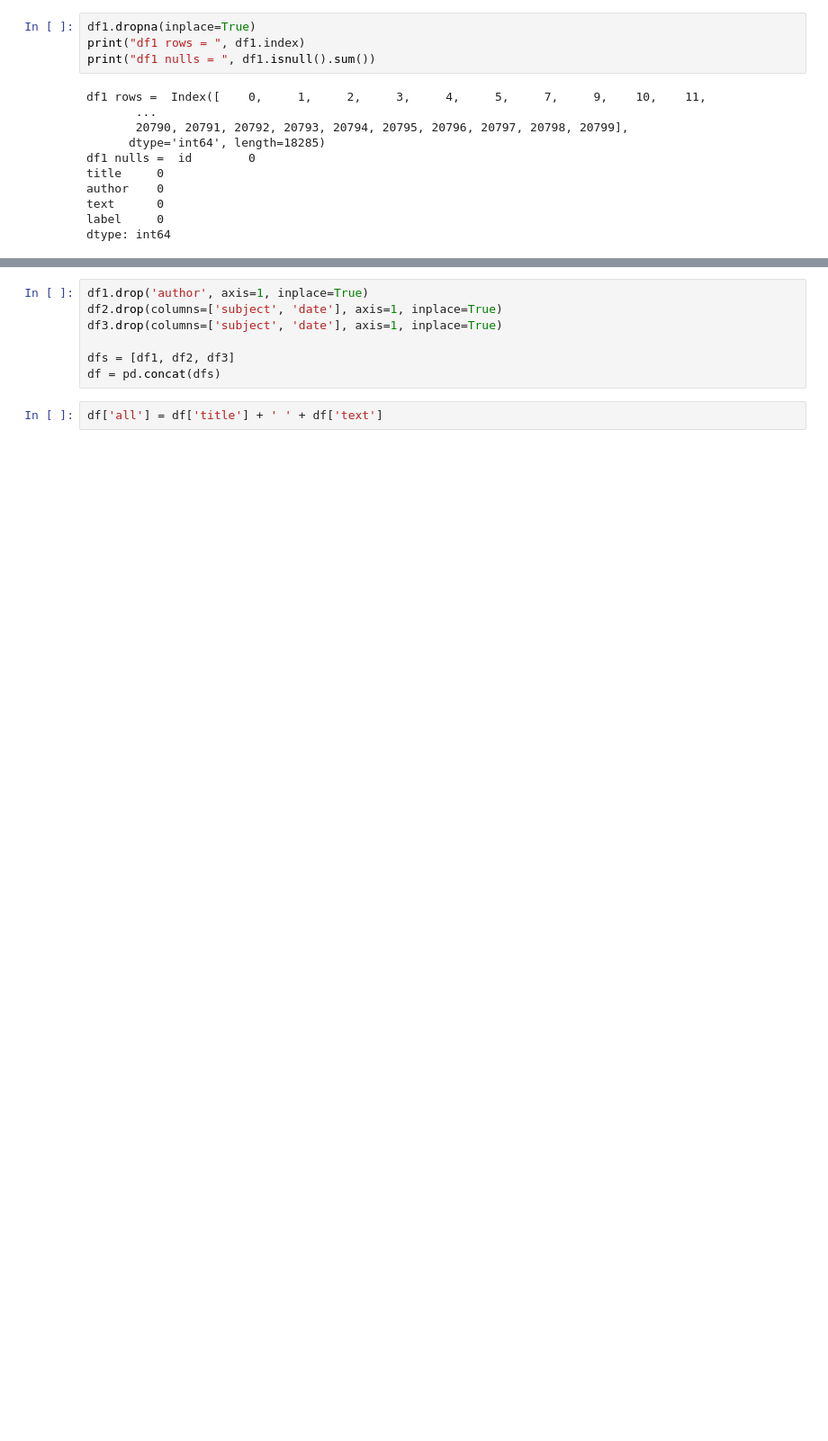
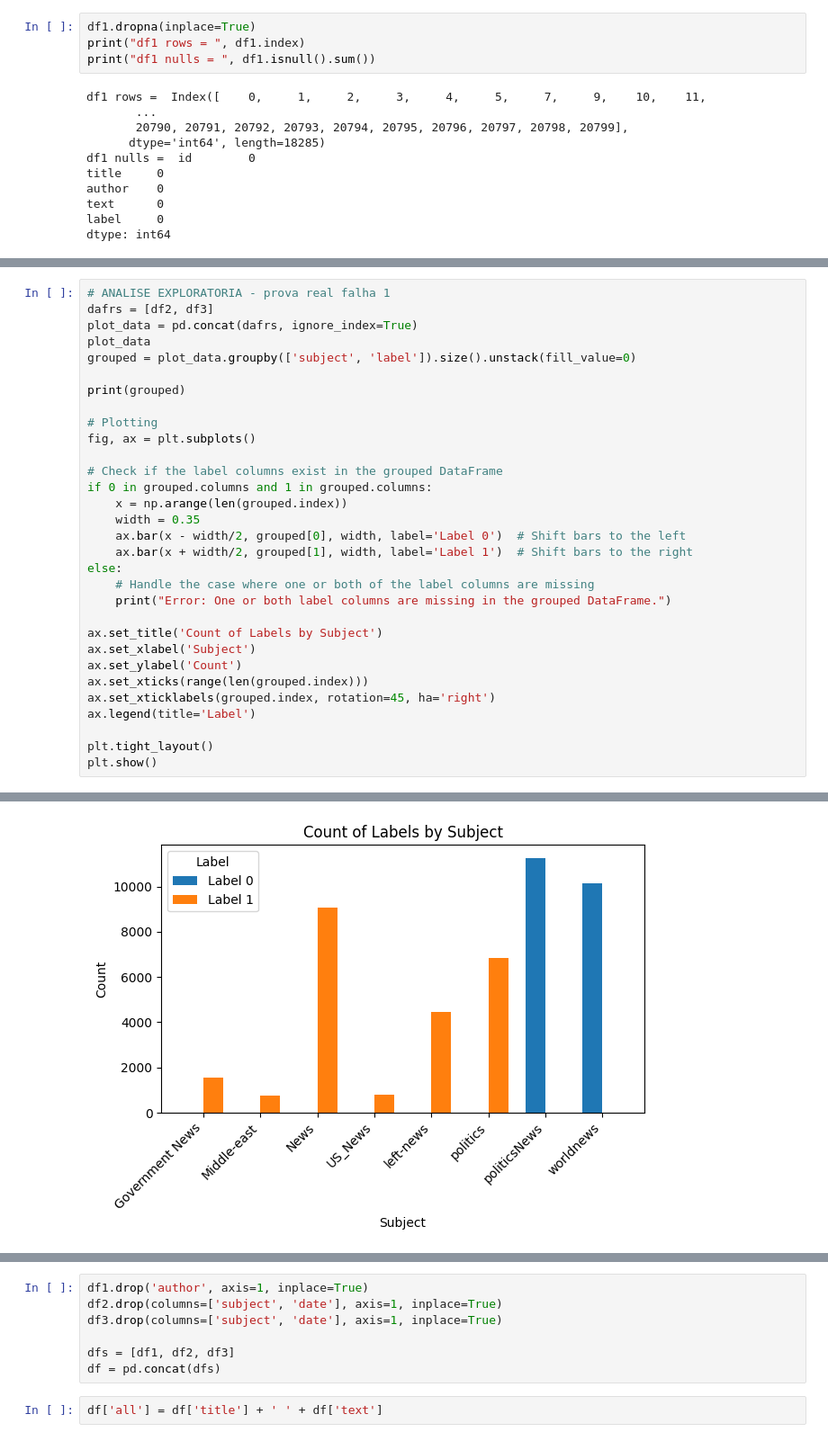
Before and after one commit to landergerotto/FakeNewsPredict, a Jupyter notebook: main.ipynb, the cells around one changed output, grey strips where cells are left out. Shown: that part at 90% size. Saved outputs shown, nothing was run; the diff lists cells and outputs as text; blank space fills up the shorter version.

```diff
--- a/main.ipynb
+++ b/main.ipynb
@@ -194,0 +223,32 @@ dtype: int64
+# %%
+# ANALISE EXPLORATORIA - prova real falha 1
+dafrs = [df2, df3]
+plot_data = pd.concat(dafrs, ignore_index=True)
+plot_data
+grouped = plot_data.groupby(['subject', 'label']).size().unstack(fill_value=0)
+
+print(grouped)
+
+# Plotting
+fig, ax = plt.subplots()
+
+# Check if the label columns exist in the grouped DataFrame
+if 0 in grouped.columns and 1 in grouped.columns:
+    x = np.arange(len(grouped.index))
+    width = 0.35
+    ax.bar(x - width/2, grouped[0], width, label='Label 0')  # Shift bars to the left
+    ax.bar(x + width/2, grouped[1], width, label='Label 1')  # Shift bars to the right
+else:
+    # Handle the case where one or both of the label columns are missing
+    print("Error: One or both label columns are missing in the grouped DataFrame.")
+
+ax.set_title('Count of Labels by Subject')
+ax.set_xlabel('Subject')
+ax.set_ylabel('Count')
+ax.set_xticks(range(len(grouped.index)))
+ax.set_xticklabels(grouped.index, rotation=45, ha='right')
+ax.legend(title='Label')
+
+plt.tight_layout()
+plt.show()
+# %% [output]
@@ -194,0 +265 @@ dtype: int64
+[figure, added]
```
Also changed, not shown: parts of 10 cells of this notebook, 1 other file.
